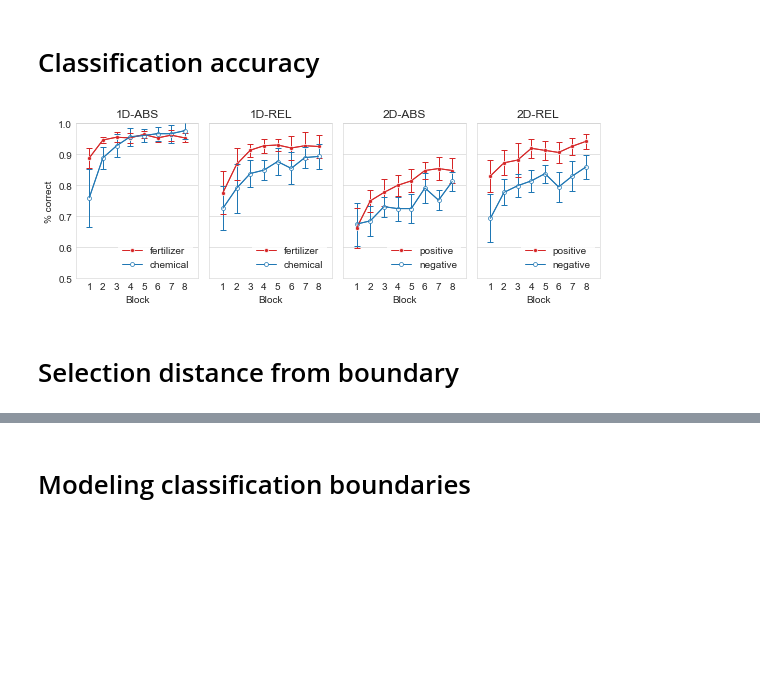
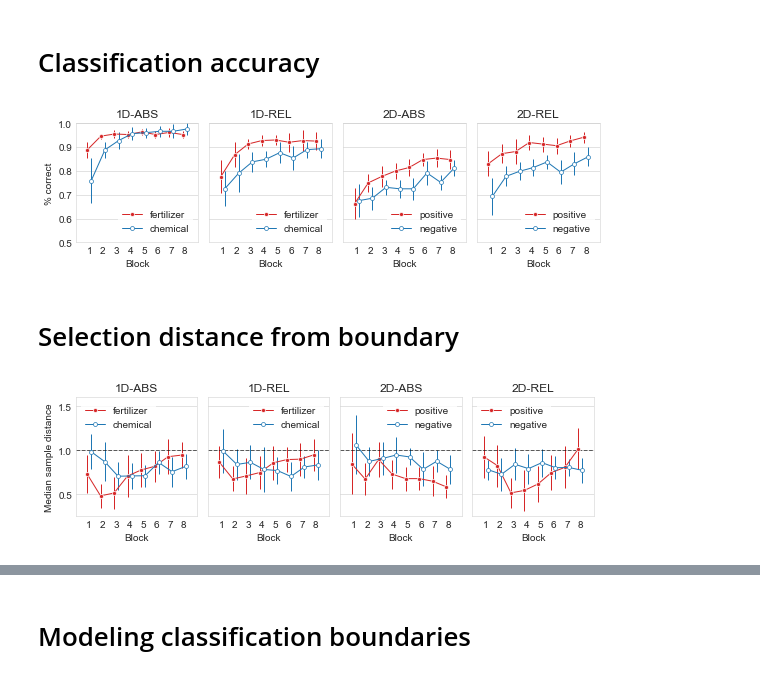
Before and after one commit to dmarkant/study_biasedHypothesisGeneration, a Jupyter notebook: analysis/experiment2/biasedHypGen_experiment2.ipynb, the cells around one changed output, grey strips where cells are left out. Drawn from its saved outputs; the diff is of its cells as text; code cells hidden in the pictures; blank space fills up the shorter version.

```diff
--- a/analysis/experiment2/biasedHypGen_experiment2.ipynb
+++ b/analysis/experiment2/biasedHypGen_experiment2.ipynb
@@ -138,59 +132,124 @@ aggdf = pd.read_csv('%s/data_agg.csv' % DATADEST)
 # %% [markdown]
 # Classification accuracy
 # %%
+cc_pos  = [-.15, .15]
 cc_styl = ['-', '-']
 cc_styl = ['-o', '-o']
 ms = 4
 
-fig, ax = plt.subplots(1, 4, figsize=(8,3), sharey=True)
+fig, ax = plt.subplots(1, 4, figsize=(8,2.5), sharey=True)
 
 for i, c in enumerate([1, 0, 3, 2]):
     axi = ax[i]
 
     for cc in [0, 1]:
 
+        x = np.arange(1, 9) + cc_pos[cc]
+
         conddf = blockdf[(blockdf.ruletype==rt[c]) & (blockdf.dimtype==st[c]) & (blockdf.rulerelation==rr[c][cc])]
         m = conddf.groupby('block').apply(lambda d: np.mean(d.acc))
         CI = within_normalized_CI(conddf, 'block', 'acc', 'sid')['95-CI(within)'].values
 
-        (_, caps, _) = axi.errorbar(np.arange(1, 9), m.values, yerr=CI, capsize=3,
-                                    fmt='-', color=cc_col[cc], linewidth=1)
+        (_, caps, _) = axi.errorbar(x, m.values, yerr=CI, capsize=0,
+                                    fmt='o', markersize=0, color=cc_col[cc], linewidth=1)
         for cap in caps:
             cap.set_color(cc_col[cc])
             cap.set_markeredgewidth(1)
 
         if cc==0:
-            axi.plot(np.arange(1, 9), m.values, cc_styl[cc], color=cc_col[cc],
+            axi.plot(x, m.values, cc_styl[cc], color=cc_col[cc],
                      label=lab(c, cc), markerfacecolor=cc_col[cc],
                      markeredgewidth=.7, markersize=ms, markeredgecolor='white', linewidth=1)
         else:
-            axi.plot(np.arange(1, 9), m.values, cc_styl[cc], color=cc_col[cc],
+            axi.plot(x, m.values, cc_styl[cc], color=cc_col[cc],
                      label=lab(c,cc), markerfacecolor='white',
                      markeredgewidth=.7, markersize=ms, markeredgecolor=cc_col[cc], linewidth=1)
 
 
     axi.set_title(COND_LABELS[c])
     axi.set_ylim(0.5, 1)
     axi.set_xlim(0, 9)
     axi.set_xlabel('Block')
     leg = axi.legend(loc='lower right', frameon=True)
     leg.get_frame().set_linewidth(0.0)
     axi.set_xticks(range(1, 9))
     axi.yaxis.grid(alpha=.7)
 
     for i in axi.spines.itervalues():
         i.set_linewidth(AX_LW)
         i.set_color(AX_COL)
 
 ax[0].set_ylabel('% correct')
 plt.tight_layout()
 plt.show()
 
 fig.savefig('%s/exp2_accuracy.pdf' % FIGDEST, bbox_inches='tight')
 # %% [output]
-[figure, old version]
+[figure, new version]
 # %% [markdown]
 # Selection distance from boundary
+# %%
+cc_pos  = [-.15, .15]
+cc_styl = ['-', '-']
+cc_styl = ['-o', '-o']
+ms = 4
+
+fig, ax = plt.subplots(1, 4, figsize=(8,2.5), sharey=True)
+
+for i, c in enumerate([1, 0, 3, 2]):
+    axi = ax[i]
+
+    axi.plot([0, 9], [1, 1], '--', color='black', alpha=.6, linewidth=1)
+
+    for cc in [0, 1]:
+
+        x = np.arange(1, 9) + cc_pos[cc]
+
+        conddf = blockdf[(blockdf.ruletype==rt[c]) & (blockdf.dimtype==st[c]) & (blockdf.rulerelation==rr[c][cc])]
+        m = conddf.groupby('block').apply(lambda d: np.mean(d.dist_med))
+        CI = within_normalized_CI(conddf, 'block', 'dist_med', 'sid')['95-CI(within)'].values
+
+        (_, caps, _) = axi.errorbar(x, m.values, yerr=CI, capsize=0,
+                                    fmt='o', markersize=0, color=cc_col[cc], linewidth=1)
+        for cap in caps:
+            cap.set_color(cc_col[cc])
+            cap.set_markeredgewidth(1)
+
+        if cc==0:
+            axi.plot(x, m.values, cc_styl[cc], color=cc_col[cc],
+                     label=lab(c, cc), markerfacecolor=cc_col[cc],
+                     markeredgewidth=.7, markersize=ms, markeredgecolor='white', linewidth=1)
+        else:
+            axi.plot(x, m.values, cc_styl[cc], color=cc_col[cc],
+                     label=lab(c,cc), markerfacecolor='white',
+                     markeredgewidth=.7, markersize=ms, markeredgecolor=cc_col[cc], linewidth=1)
+
+
+    axi.set_title(COND_LABELS[c])
+    axi.set_ylim(0.25, 1.6)
+    axi.set_xlim(0, 9)
+    axi.set_xlabel('Block')
+    if i in [1, 2]:
+        leg = axi.legend(loc='upper right', frameon=True)
+    else:
+        leg = axi.legend(loc='upper left', frameon=True)
+
+    leg.get_frame().set_linewidth(0.0)
+    axi.set_xticks(range(1, 9))
+    axi.yaxis.grid(alpha=.7)
+
+    for i in axi.spines.itervalues():
+        i.set_linewidth(AX_LW)
+        i.set_color(AX_COL)
+
+ax[0].set_ylabel('Median sample distance')
+
+plt.tight_layout()
+plt.show()
+
+fig.savefig('%s/exp2_sampledistance_by_block.pdf' % FIGDEST, bbox_inches='tight')
+# %% [output]
+[figure, added]
 # %%
 cc_col = [tableau20[6], tableau20[0]]
 
```
Also changed, not shown: parts of 2 cells of this notebook, 8 other files.
